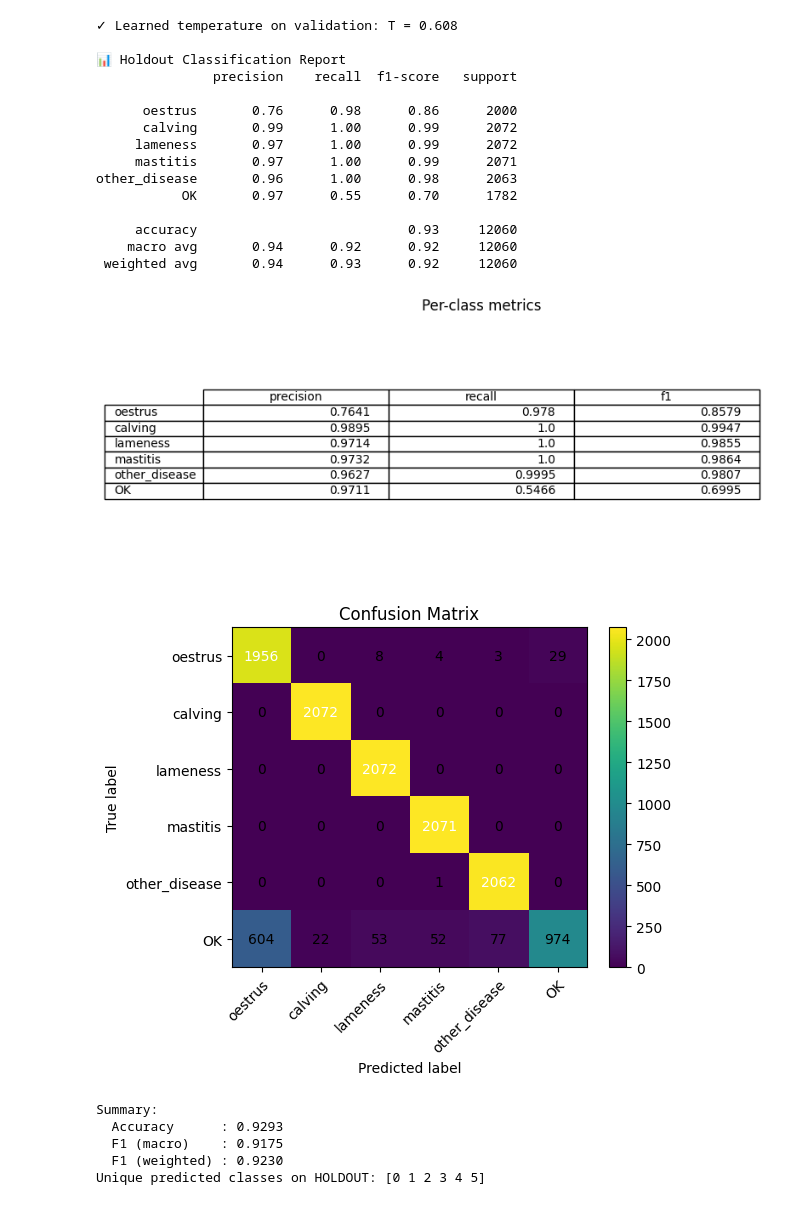
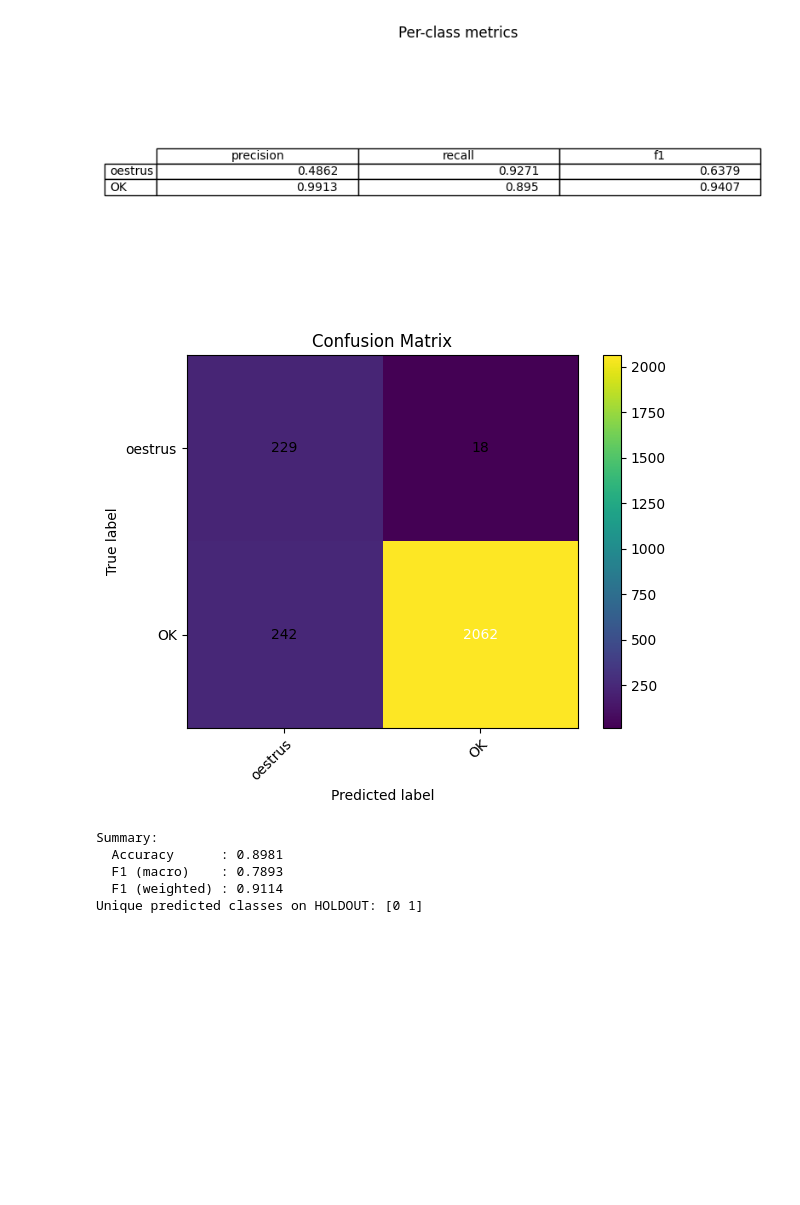
Before and after one commit to lamiabelhadj/cows_welfare_internship, a Jupyter notebook: Modeling/MLP_non_augmented/MLP_200_epochs_all_datasets.ipynb, the cells around one changed output. Drawn from its saved outputs; the diff is of its cells as text; code cells hidden in the pictures; blank space fills up the shorter version.

Commit message:
non-augmented dataset 4 MLP 200 epochs

```diff
--- a/Modeling/MLP_non_augmented/MLP_200_epochs_all_datasets.ipynb
+++ b/Modeling/MLP_non_augmented/MLP_200_epochs_all_datasets.ipynb
@@ -185,8 +185,8 @@ PREFER_TARGET_COLUMN = True     # use df['target'] if valid (0..C-1)
 ALL_ZERO_POLICY = "drop"        # 'drop' | 'map_to_ok' | 'error'
 NAN_POLICY = "drop"             # 'drop' | 'error'
 
-TRAINVAL_PATH = Path("augmented_dataset2_trainval.csv")
-HOLDOUT_PATH  = Path("augmented_dataset2_holdout.csv")
+TRAINVAL_PATH = Path(r"C:/Users/lamia/Downloads/final_selected_dataset1_trainval.csv")
+HOLDOUT_PATH  = Path(r"C:/Users/lamia/Downloads/final_selected_dataset1_holdout.csv")
 
 SEED = 42
 VAL_SIZE = 0.15
@@ -214,9 +214,9 @@ def set_seed(seed=42):
 
 def freeze_label_order(include_calving=True):
     if include_calving:
-        label_cols = ['oestrus','lameness','mastitis','other_disease','OK']
+        label_cols = ['oestrus','calving','lameness','mastitis','other_disease','OK']
     else:
-        label_cols = ['oestrus','lameness','mastitis','other_disease','OK']
+        label_cols = ['oestrus','calving','lameness','mastitis','other_disease','OK']
     idx2name = {i: c for i, c in enumerate(label_cols)}
     name2idx = {c: i for i, c in enumerate(label_cols)}
     return label_cols, idx2name, name2idx
@@ -600,7 +600,7 @@ if __name__ == "__main__":
     df_trainval = optionally_drop_calving(df_trainval, INCLUDE_CALVING)
     df_holdout  = optionally_drop_calving(df_holdout,  INCLUDE_CALVING)
 
-    drop_cols = ['cow','duration_hours']
+    drop_cols = ['cow','start_time','end_time']
     if 'calving' in df_trainval.columns and 'calving' not in drop_cols:
         drop_cols.append('calving')
 
@@ -703,8 +702,8 @@ PREFER_TARGET_COLUMN = True     # use df['target'] if valid (0..C-1)
 ALL_ZERO_POLICY = "drop"        # 'drop' | 'map_to_ok' | 'error'
 NAN_POLICY = "drop"             # 'drop' | 'error'
 
-TRAINVAL_PATH = Path("augmented_dataset4_trainval.csv")
-HOLDOUT_PATH  = Path("augmented_dataset4_holdout.csv")
+TRAINVAL_PATH = Path(r"C:/Users/lamia/Downloads/non_augmented_dataset2_trainval.csv")
+HOLDOUT_PATH  = Path(r"C:/Users/lamia/Downloads/non_augmented_dataset2_holdout.csv")
 
 SEED = 42
 VAL_SIZE = 0.15
@@ -732,9 +731,9 @@ def set_seed(seed=42):
 
 def freeze_label_order(include_calving=True):
     if include_calving:
-        label_cols = ['oestrus','calving','lameness','mastitis','other_disease','OK']
+        label_cols = ['oestrus','lameness','mastitis','other_disease','OK']
     else:
-        label_cols = ['oestrus','calving','lameness','mastitis','other_disease','OK']
+        label_cols = ['oestrus','lameness','mastitis','other_disease','OK']
     idx2name = {i: c for i, c in enumerate(label_cols)}
     name2idx = {c: i for i, c in enumerate(label_cols)}
     return label_cols, idx2name, name2idx
@@ -1186,7 +1185,7 @@ if __name__ == "__main__":
     df_trainval = optionally_drop_calving(df_trainval, INCLUDE_CALVING)
     df_holdout  = optionally_drop_calving(df_holdout,  INCLUDE_CALVING)
 
-    drop_cols = ['cow','duration_hours']
+    drop_cols = ['cow','start_time','end_time']
     if 'calving' in df_trainval.columns and 'calving' not in drop_cols:
         drop_cols.append('calving')
 
@@ -1277,8 +1274,8 @@ PREFER_TARGET_COLUMN = True     # use df['target'] if valid (0..C-1)
 ALL_ZERO_POLICY = "drop"        # 'drop' | 'map_to_ok' | 'error'
 NAN_POLICY = "drop"             # 'drop' | 'error'
 
-TRAINVAL_PATH = Path("augmented_dataset1_trainval.csv")
-HOLDOUT_PATH  = Path("augmented_dataset1_holdout.csv")
+TRAINVAL_PATH = Path(r"C:/Users/lamia/Downloads/non_augmented_dataset3_trainval.csv")
+HOLDOUT_PATH  = Path(r"C:/Users/lamia/Downloads/non_augmented_dataset3_holdout.csv")
 
 SEED = 42
 VAL_SIZE = 0.15
@@ -1306,9 +1303,9 @@ def set_seed(seed=42):
 
 def freeze_label_order(include_calving=True):
     if include_calving:
-        label_cols = ['oestrus','calving','lameness','mastitis','other_disease','OK']
+        label_cols = ['oestrus','OK']
     else:
-        label_cols = ['oestrus','calving','lameness','mastitis','other_disease','OK']
+        label_cols = ['oestrus','OK']
     idx2name = {i: c for i, c in enumerate(label_cols)}
     name2idx = {c: i for i, c in enumerate(label_cols)}
     return label_cols, idx2name, name2idx
@@ -1760,7 +1757,7 @@ if __name__ == "__main__":
     df_trainval = optionally_drop_calving(df_trainval, INCLUDE_CALVING)
     df_holdout  = optionally_drop_calving(df_holdout,  INCLUDE_CALVING)
 
-    drop_cols = ['cow','duration_hours']
+    drop_cols = ['cow','start_time','end_time']
     if 'calving' in df_trainval.columns and 'calving' not in drop_cols:
         drop_cols.append('calving')
 
@@ -1796,25 +1803,10 @@ Early stopping at epoch 159
-✓ Learned temperature on validation: T = 0.608
-
-📊 Holdout Classification Report
-               precision    recall  f1-score   support
-
-      oestrus       0.76      0.98      0.86      2000
-      calving       0.99      1.00      0.99      2072
-     lameness       0.97      1.00      0.99      2072
-     mastitis       0.97      1.00      0.99      2071
-other_disease       0.96      1.00      0.98      2063
-           OK       0.97      0.55      0.70      1782
-
-     accuracy                           0.93     12060
-    macro avg       0.94      0.92      0.92     12060
- weighted avg       0.94      0.93      0.92     12060
-[figure, old version]
+[figure, new version]
-[figure, old version]
+[figure, new version]
-Summary:
-  Accuracy      : 0.9293
-  F1 (macro)    : 0.9175
-  F1 (weighted) : 0.9230
-Unique predicted classes on HOLDOUT: [0 1 2 3 4 5]
+Summary:
+  Accuracy      : 0.8981
+  F1 (macro)    : 0.7893
+  F1 (weighted) : 0.9114
+Unique predicted classes on HOLDOUT: [0 1]
 # %%
 # -*- coding: utf-8 -*-
 # Robust MLP pipeline with label cleaning (NaN + all-zero handling),
```
Also changed, not shown: parts of 4 cells of this notebook.
